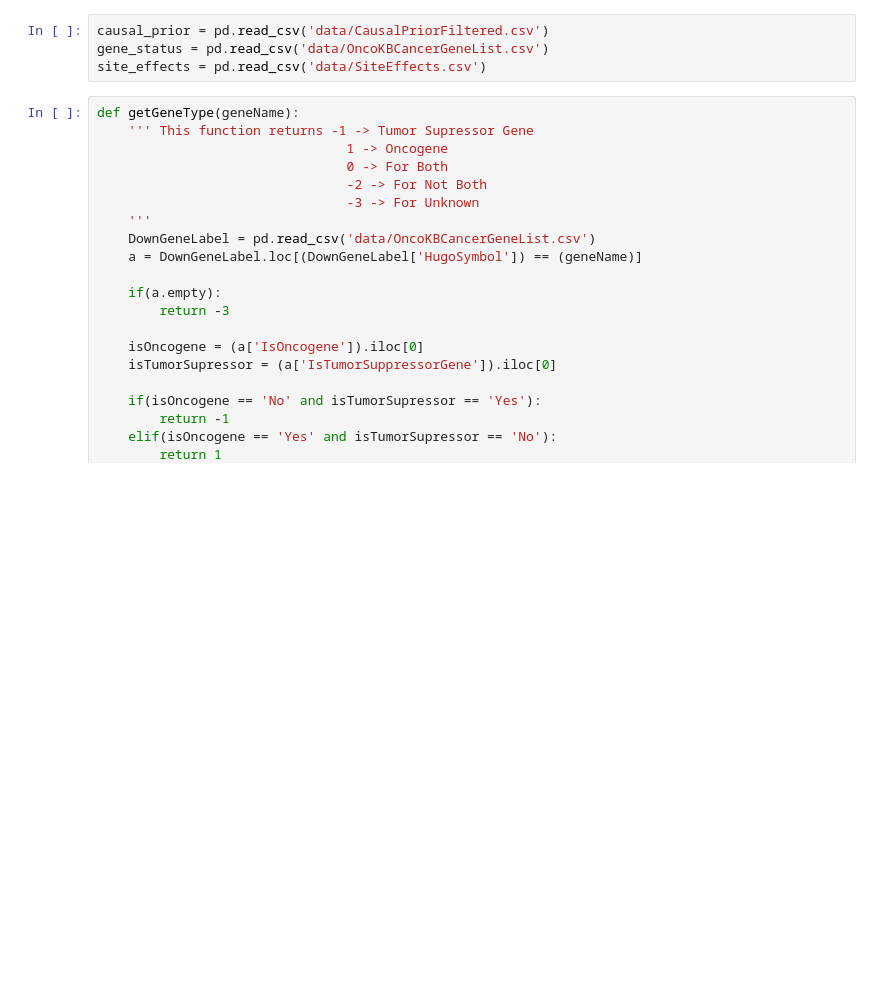
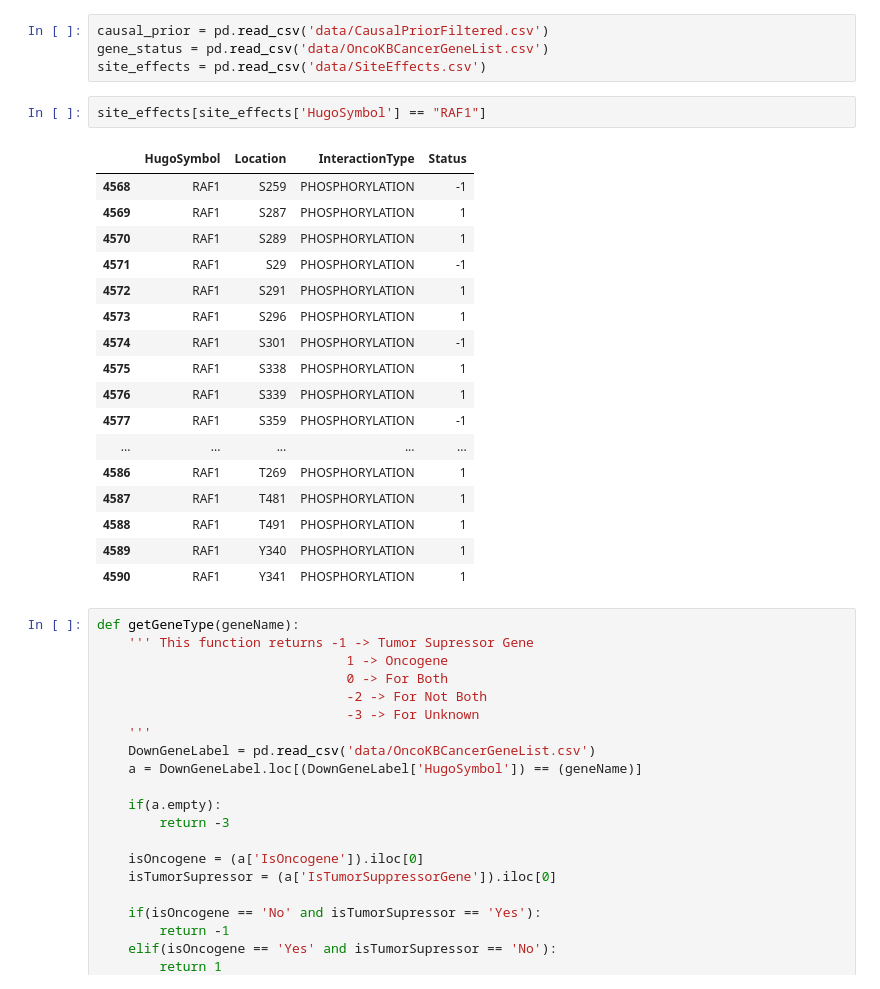
Before and after one commit to KisanThapa/GeneMutationClassification, a Jupyter notebook: notebook_final.ipynb, the cells around one changed output. Drawn from its saved outputs; the diff is of its cells as text; blank space fills up the shorter version.

```diff
--- a/notebook_final.ipynb
+++ b/notebook_final.ipynb
@@ -14,6 +14,26 @@ warnings.filterwarnings('ignore')
 causal_prior = pd.read_csv('data/CausalPriorFiltered.csv')
 gene_status = pd.read_csv('data/OncoKBCancerGeneList.csv')
 site_effects = pd.read_csv('data/SiteEffects.csv')
+# %%
+site_effects[site_effects['HugoSymbol'] == "RAF1"]
+# %% [output]
+|  | HugoSymbol | Location | InteractionType | Status |
+| 4568 | RAF1 | S259 | PHOSPHORYLATION | -1 |
+| 4569 | RAF1 | S287 | PHOSPHORYLATION | 1 |
+| 4570 | RAF1 | S289 | PHOSPHORYLATION | 1 |
+| 4571 | RAF1 | S29 | PHOSPHORYLATION | -1 |
+| 4572 | RAF1 | S291 | PHOSPHORYLATION | 1 |
+| 4573 | RAF1 | S296 | PHOSPHORYLATION | 1 |
+| 4574 | RAF1 | S301 | PHOSPHORYLATION | -1 |
+| 4575 | RAF1 | S338 | PHOSPHORYLATION | 1 |
+| 4576 | RAF1 | S339 | PHOSPHORYLATION | 1 |
+| 4577 | RAF1 | S359 | PHOSPHORYLATION | -1 |
+| ... | ... | ... | ... | ... |
+| 4586 | RAF1 | T269 | PHOSPHORYLATION | 1 |
+| 4587 | RAF1 | T481 | PHOSPHORYLATION | 1 |
+| 4588 | RAF1 | T491 | PHOSPHORYLATION | 1 |
+| 4589 | RAF1 | Y340 | PHOSPHORYLATION | 1 |
+| 4590 | RAF1 | Y341 | PHOSPHORYLATION | 1 |
 # %%
 def getGeneType(geneName):
     ''' This function returns -1 -> Tumor Supressor Gene
```
Also changed, not shown: parts of 7 cells of this notebook, 1 other file.
